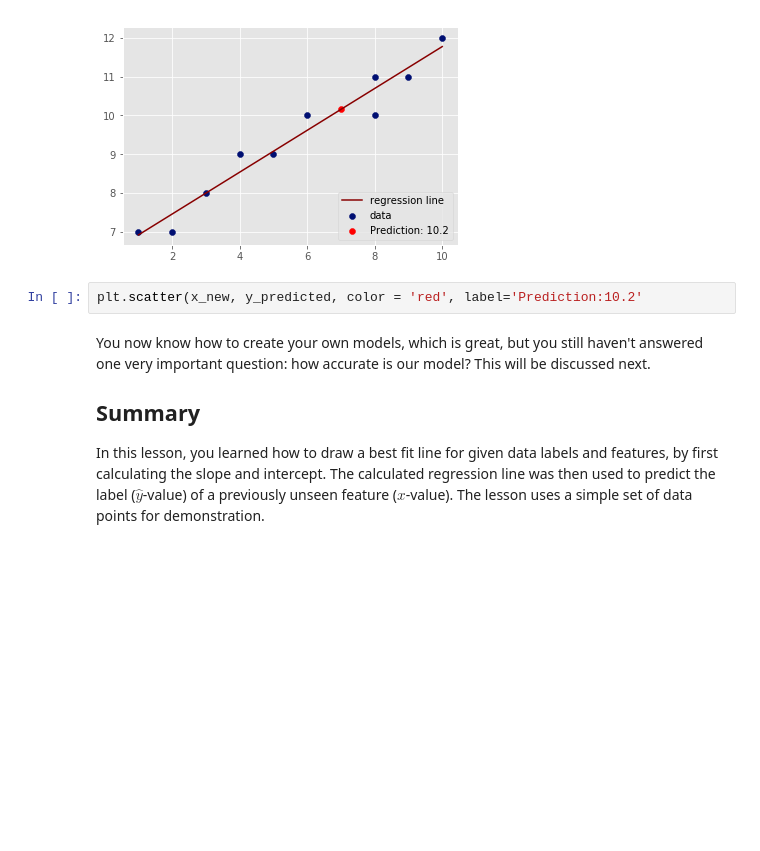
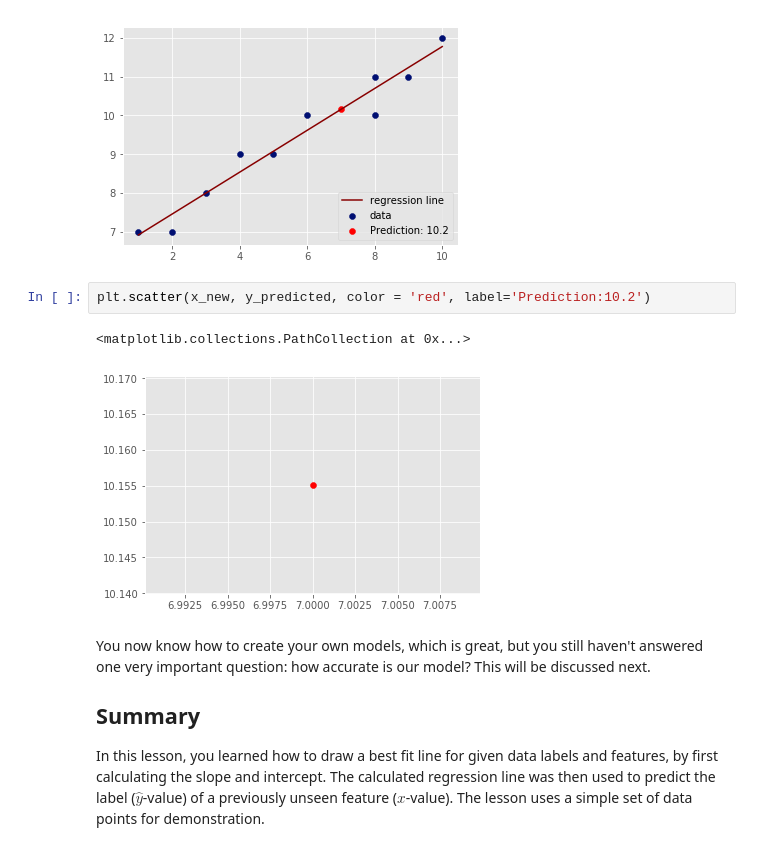
Before and after one commit to yuwenwang169/dsc-enterprise-hsbc-simple-linear-regression-lab-hsbc-ds-081319, a Jupyter notebook: index.ipynb, the cells around one changed output. Drawn from its saved outputs; the diff is of its cells as text; blank space fills up the shorter version.

```diff
--- a/index.ipynb
+++ b/index.ipynb
@@ -173,7 +173,10 @@ y_predicted
 # %% [output]
 [figure]
 # %%
-plt.scatter(x_new, y_predicted, color = 'red', label='Prediction:10.2'
+plt.scatter(x_new, y_predicted, color = 'red', label='Prediction:10.2')
+# %% [output]
+<matplotlib.collections.PathCollection at 0x...>
+[figure, added]
 # %% [markdown]
 You now know how to create your own models, which is great, but you still haven't answered one very important question: how accurate is our model? This will be discussed next.
 
```
